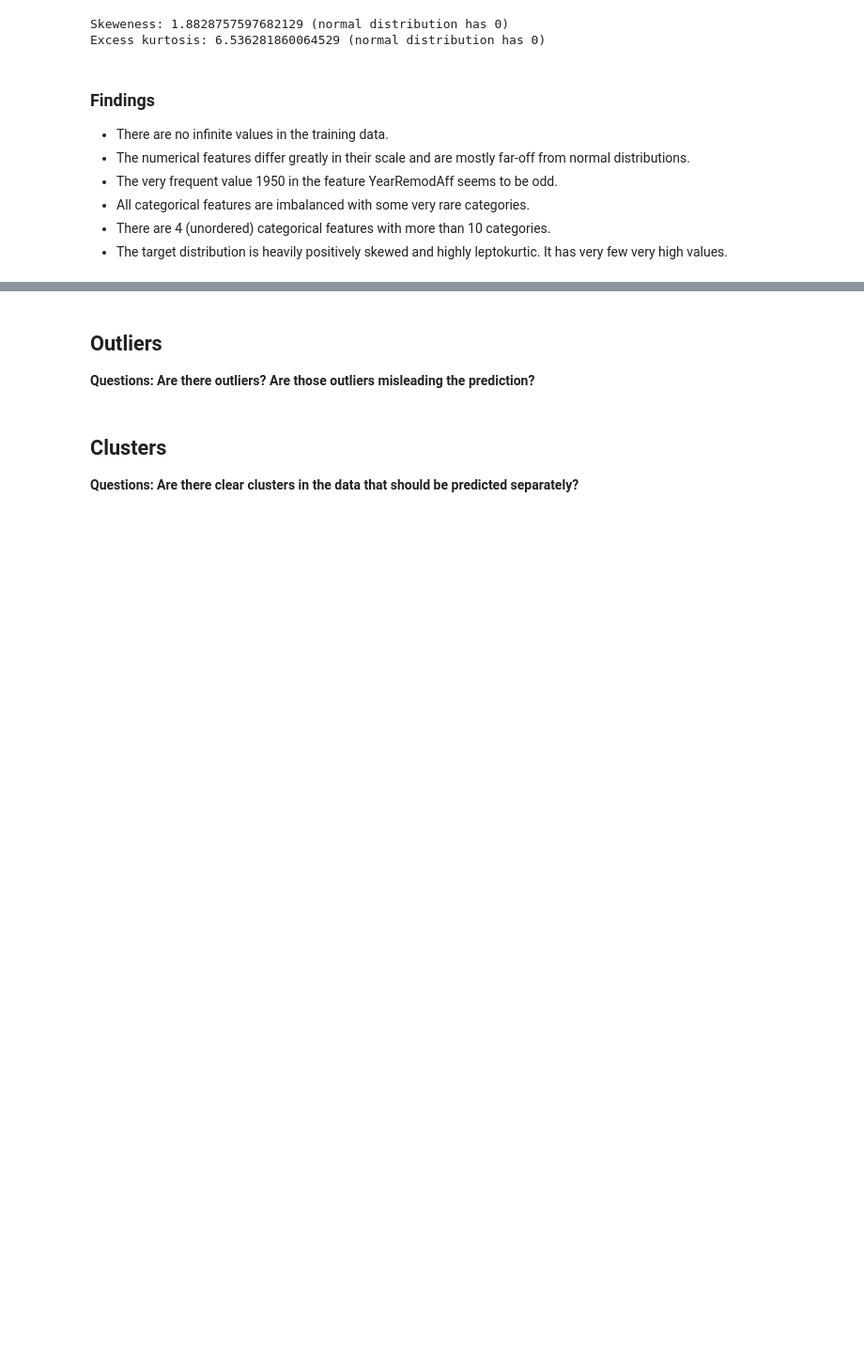
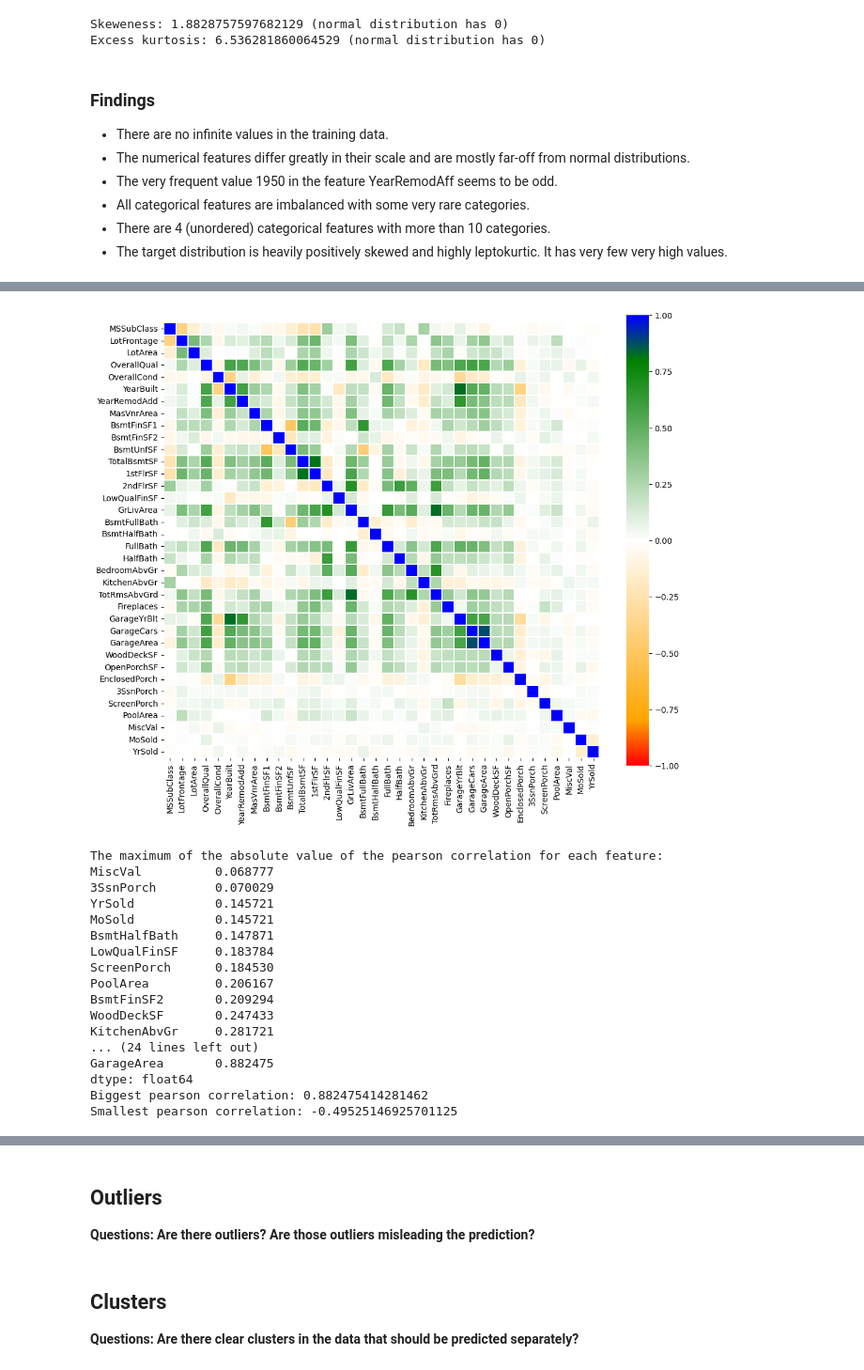
Before and after one commit to ronja-s/ames_housing_prices, a Jupyter notebook: jupyter_notebooks/03_exploratory_data_analysis.ipynb, the cells around one changed output, grey strips where cells are left out. Shown at 94% size. Cells and saved outputs as stored; diff of their text form; code cells hidden in the pictures; blank space fills up the shorter version.

Commit message:
Add section relationship between numerical features

```diff
--- a/jupyter_notebooks/03_exploratory_data_analysis.ipynb
+++ b/jupyter_notebooks/03_exploratory_data_analysis.ipynb
@@ -34,6 +36,9 @@ train_df = pd.read_csv(train_data_file)
 train_df.set_index("Id", inplace=True)
 y_train = train_df[target_col]
 X_train = train_df.drop(columns=[target_col])
+
+cat_cols = X_train.select_dtypes(include=["object"]).columns
+num_cols = X_train.select_dtypes(exclude=["object"]).columns
 # %% [markdown]
 ## First data inspection <a class="anchor"  id="inspection"></a>
 **Questions: What is the size of data? What does the data look like? What are the variable data types?**
@@ -213,8 +219,9 @@ def is_datatype_consistent_in_column(df: pd.DataFrame, col: str) -> bool:
 
 consistent_cols = []
 inconsistent_cols = []
-for col in X_train.columns:
-    is_consistent = is_datatype_consistent_in_column(df=X_train, col=col)
+# note: use data with handled missing data because np.nan is always float
+for col in X_train_no_nan.columns:
+    is_consistent = is_datatype_consistent_in_column(df=X_train_no_nan, col=col)
     if is_consistent:
         consistent_cols.append(col)
     else:
@@ -645,0 +660,55 @@ Excess kurtosis: 6.536281860064529 (normal distribution has 0)
+# %%
+def analyze_correlations(df: pd.DataFrame, correlation_method: str = "pearson") -> None:
+    # create custom color map:
+    colors = [(0, "red"), (0.1, "orange"), (0.5, "white"), (0.9, "green"), (1, "blue")]
+    cmap_custom = LinearSegmentedColormap.from_list("custom_colormap", colors)
+
+    # plot correlation matrix:
+    plt.figure(figsize=(12, 10))
+    corr_matrix = df.corr(method=correlation_method)
+    sns.heatmap(
+        corr_matrix, square=True, vmin=-1, vmax=1, cmap=cmap_custom, linewidths=0.2
+    )
+    plt.show()
+
+    # print maximal absolute correlation values:
+    abs_max_corr = corr_matrix.apply(
+        lambda col: abs(col).sort_values(ascending=False)[1], axis=0
+    ).sort_values()
+    # note: first element (self-correlation which is always maximal at 1.0) is ignored
+    print(
+        f"The maximum of the absolute value of the {correlation_method} correlation for"
+        f" each feature:\n{abs_max_corr}"
+    )
+
+    # print min and max correlation:
+    min_corr = corr_matrix.min().min()
+    np.fill_diagonal(corr_matrix.values, -1)  # discard self-correlations
+    max_corr = corr_matrix.values.max()
+    print(
+        f"Biggest {correlation_method} correlation: {max_corr}\nSmallest"
+        f" {correlation_method} correlation: {min_corr}"
+    )
+# %%
+# check linear relationships:
+# note: use original data (without handled missing data) to avoid relationship distortion
+analyze_correlations(df=X_train[num_cols], correlation_method="pearson")
+# %% [output]
+[figure, added]
+The maximum of the absolute value of the pearson correlation for each feature:
+MiscVal          0.068777
+3SsnPorch        0.070029
+YrSold           0.145721
+MoSold           0.145721
+BsmtHalfBath     0.147871
+LowQualFinSF     0.183784
+ScreenPorch      0.184530
+PoolArea         0.206167
+BsmtFinSF2       0.209294
+WoodDeckSF       0.247433
+KitchenAbvGr     0.281721
+... (24 lines left out)
+GarageArea       0.882475
+dtype: float64
+Biggest pearson correlation: 0.882475414281462
+Smallest pearson correlation: -0.49525146925701125
```
Also changed, not shown: parts of 21 cells of this notebook.
